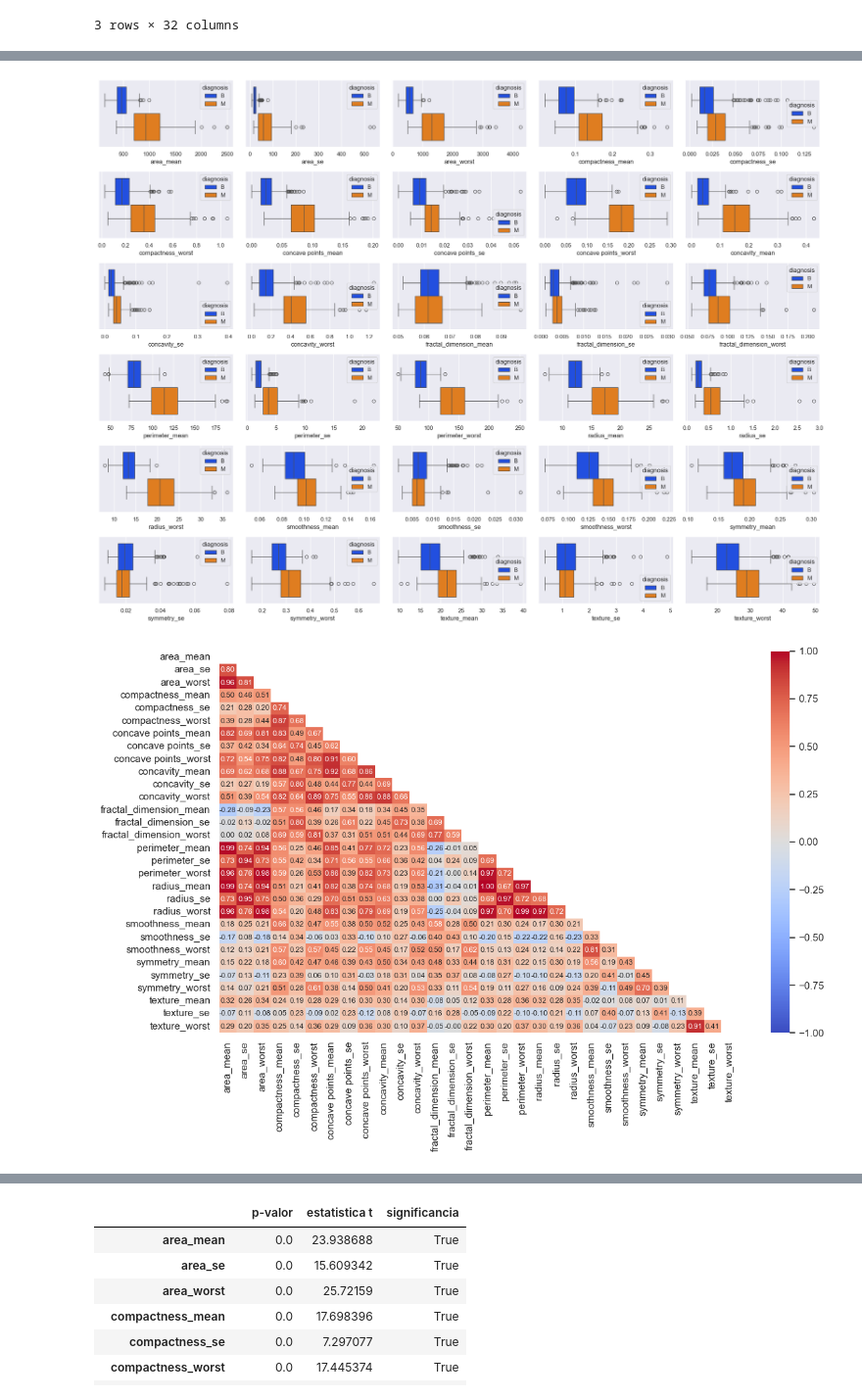
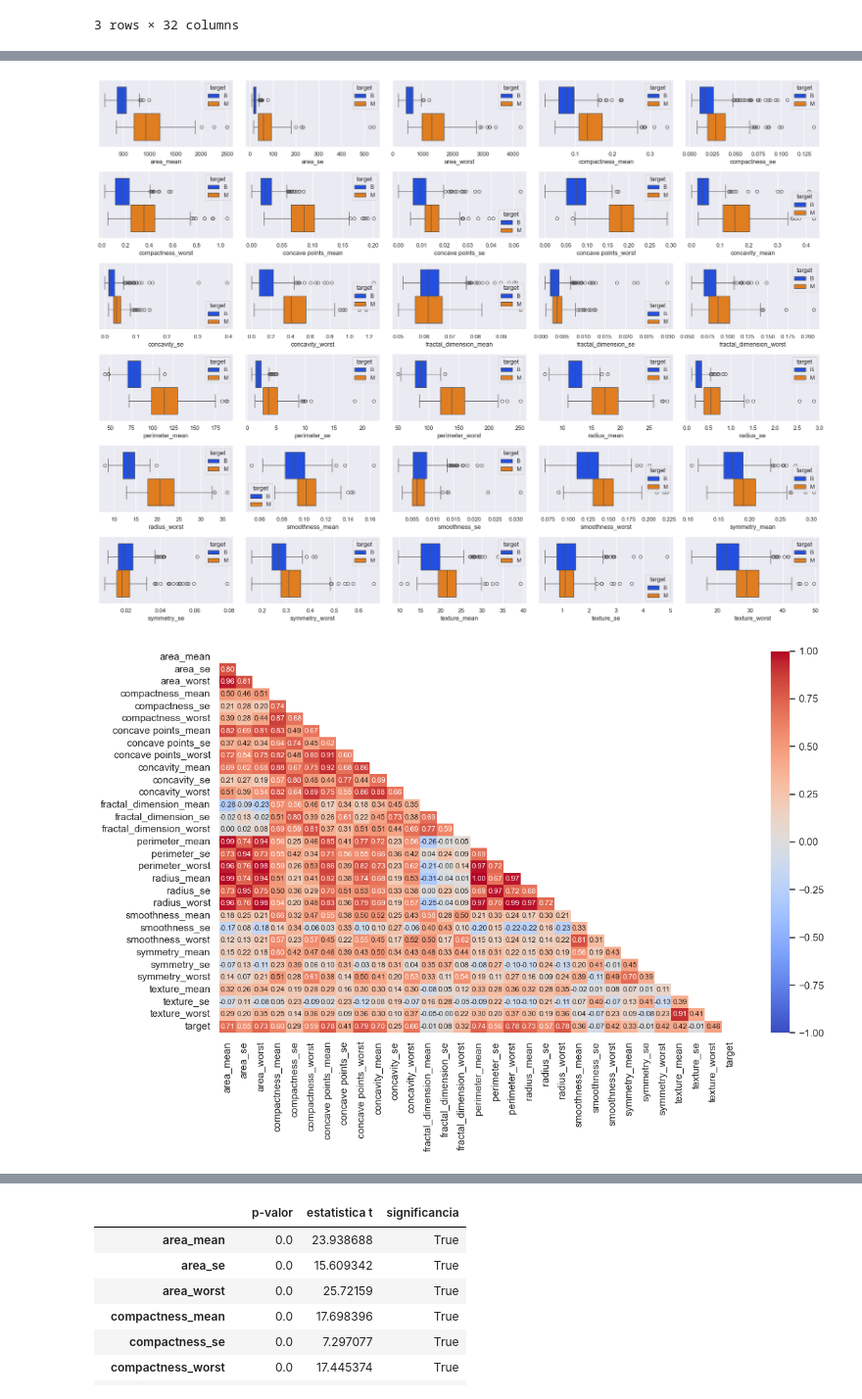
Before and after one commit to flima3/ufrn-imd3002-aprendizado-de-maquina-supervisionado, a Jupyter notebook: breast-cancer-project/notebooks/eda.ipynb, the cells around one changed output, grey strips where cells are left out. Shown at 98% size. Drawn from its saved outputs; the diff is of its cells as text; code cells hidden in the pictures.

```diff
--- a/breast-cancer-project/notebooks/eda.ipynb
+++ b/breast-cancer-project/notebooks/eda.ipynb
@@ -23,7 +22,10 @@ df.head(3)
 3 rows × 32 columns
 # %%
 # Reordenação das colunas
-df = df.reindex(sorted(df.columns), axis=1)
+df = df.reindex([col for col in sorted(df.columns) if col != 'diagnosis'] + ['diagnosis'], axis=1)
+
+# Padronizando nome da variável alvo
+df.rename(columns={'diagnosis': 'target'}, inplace=True)
 
 # Informações da base de dados
 df.info()
@@ -49,14 +51,17 @@ memory usage: 142.4+ KB
 # Remoção da coluna 'id'
 df = df.drop(columns=['id'])
 
+# Definição da variável target
+target = 'target'
+
 # Seleção das colunas numéricas
-col_num = df.drop(columns=['diagnosis']).columns
+col_num = df.drop(columns=[target]).columns
 
 # Downcast das colunas float
 df[col_num] = df[col_num].apply(pd.to_numeric, downcast='float')
 
 # Conversão da colunas target em categórica
-df['diagnosis'] = df['diagnosis'].astype('category')
+df[target] = df[target].astype('category')
 
 # Resultado
 df.info()
@@ -122,16 +186,18 @@ fig, axes = plt.subplots(nrows=6, ncols=5, figsize=(20, 15))
 axes = axes.flatten()
 
 for i, col in enumerate(df[col_num]):
-    sns.boxplot(data=df, x=col, ax=axes[i], hue='diagnosis')
+    sns.boxplot(data=df, x=col, ax=axes[i], hue=target)
 
 
 plt.tight_layout()
 plt.show()
 # %% [output]
-[figure, old version]
+[figure, new version]
 # %%
 # Matriz de correlação de pearson
-plot_correl_matrix(df, figsize=(15, 15))
+df_correl = df.copy()
+df_correl['target'] = df_correl['target'].map({'B': 0, 'M': 1}).astype('int')
+plot_correl_matrix(df_correl, figsize=(12, 8))
 # %% [output]
-[figure, old version]
+[figure, new version]
 # %%
```
Also changed, not shown: parts of 14 cells of this notebook.
